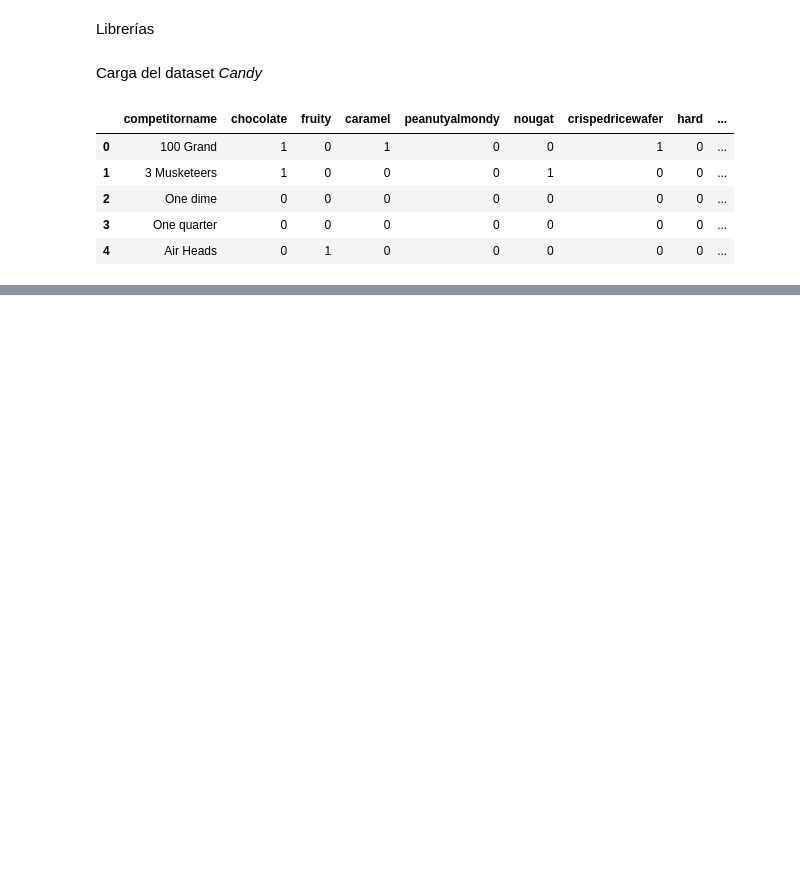
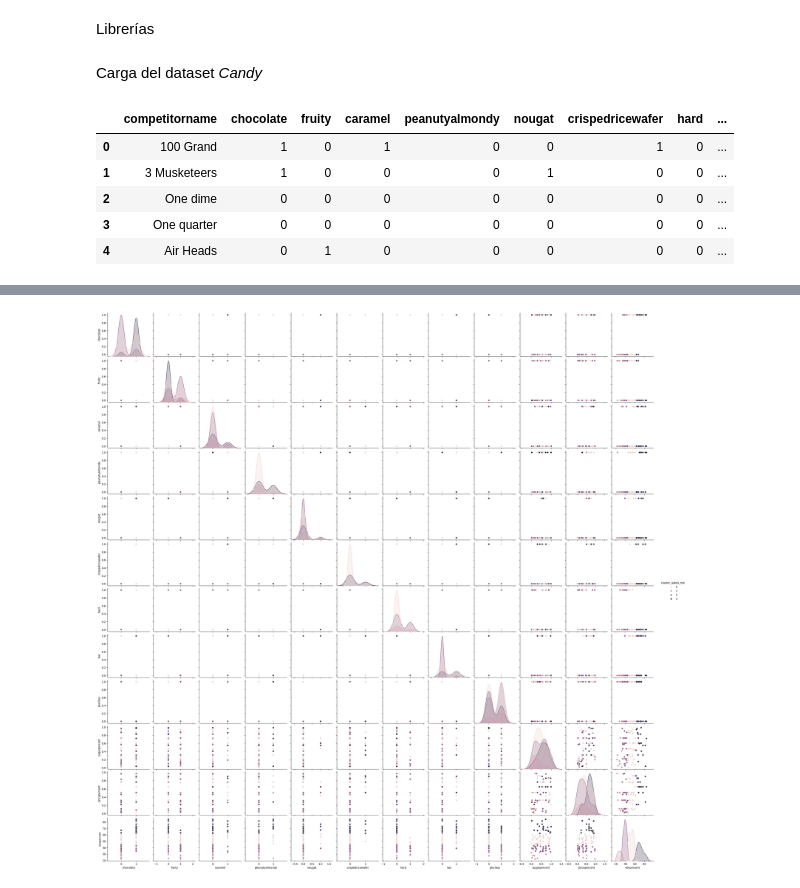
Before and after one commit to pahoalapizco/ml_professional, a Jupyter notebook: notebooks/6.0-ml_professional-clustering.ipynb, the cells around one changed output, grey strips where cells are left out. Drawn from its saved outputs; the diff is of its cells as text; code cells hidden in the pictures; blank space fills up the shorter version.

```diff
--- a/notebooks/6.0-ml_professional-clustering.ipynb
+++ b/notebooks/6.0-ml_professional-clustering.ipynb
@@ -154,0 +207,9 @@ df.head()
+# %%
+mb_kmeans = MiniBatchKMeans(n_clusters=4, batch_size=8).fit(X)
+
+# Verificamos el total de cluster creados
+print(f"Cluster creados: {len(mb_kmeans.cluster_centers_)}")
+
+# Generamos las etiquetas -> como se etiqueraron los grupos
+cluster_labels = mb_kmeans.predict(X)
+print(cluster_labels)
@@ -154,0 +223,3 @@ df.head()
+# %%
+df["cluster_labels_mb"] = cluster_labels
+df.head()
@@ -154,0 +233,5 @@ df.head()
+# %%
+# Visualizamos
+sns.pairplot(df.drop(columns=["cluster_labels"], axis=1), hue="cluster_labels_mb");
+# %% [output]
+[figure, added]
```
Also changed, not shown: parts of 14 cells of this notebook.
